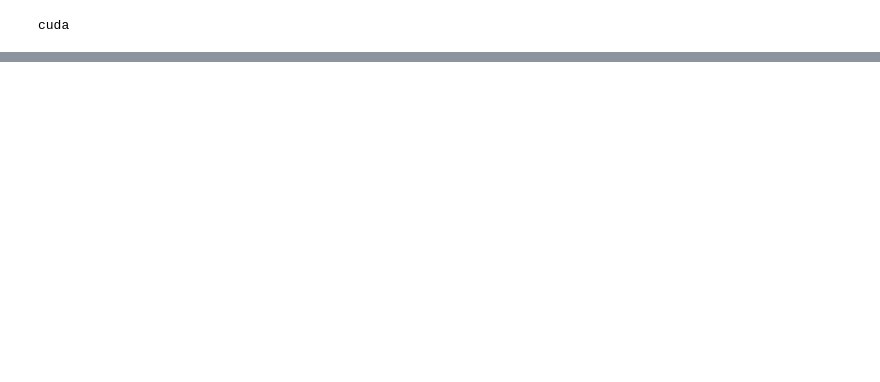
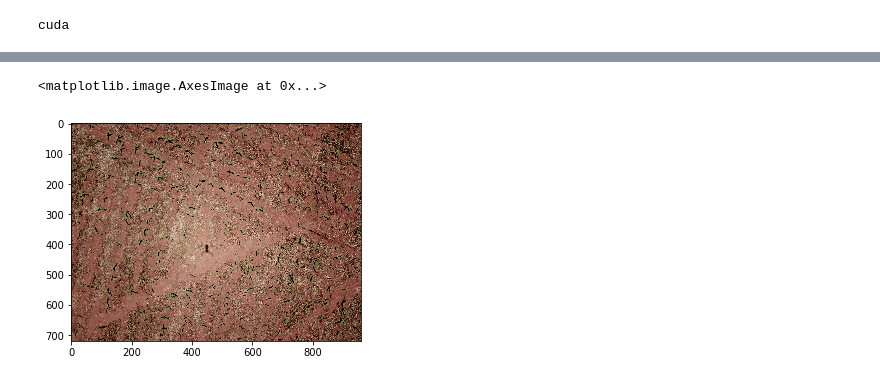
Before and after one commit to RodrigoAgronomia/workshop_esalq, a Jupyter notebook: python/16_Segmentation_To_Coordinates.ipynb, the cells around one changed output, grey strips where cells are left out. Saved outputs shown, nothing was run; the diff lists cells and outputs as text; code cells hidden in the pictures; blank space fills up the shorter version.

```diff
--- a/python/16_Segmentation_To_Coordinates.ipynb
+++ b/python/16_Segmentation_To_Coordinates.ipynb
@@ -378,0 +108,5 @@ for i in range(n_fig):
+# %%
+plt.imshow(imgo[:,:,[2,1,0]])
+# %% [output]
+<matplotlib.image.AxesImage at 0x...>
+[figure, added]
```
Also changed, not shown: parts of 22 cells of this notebook.
